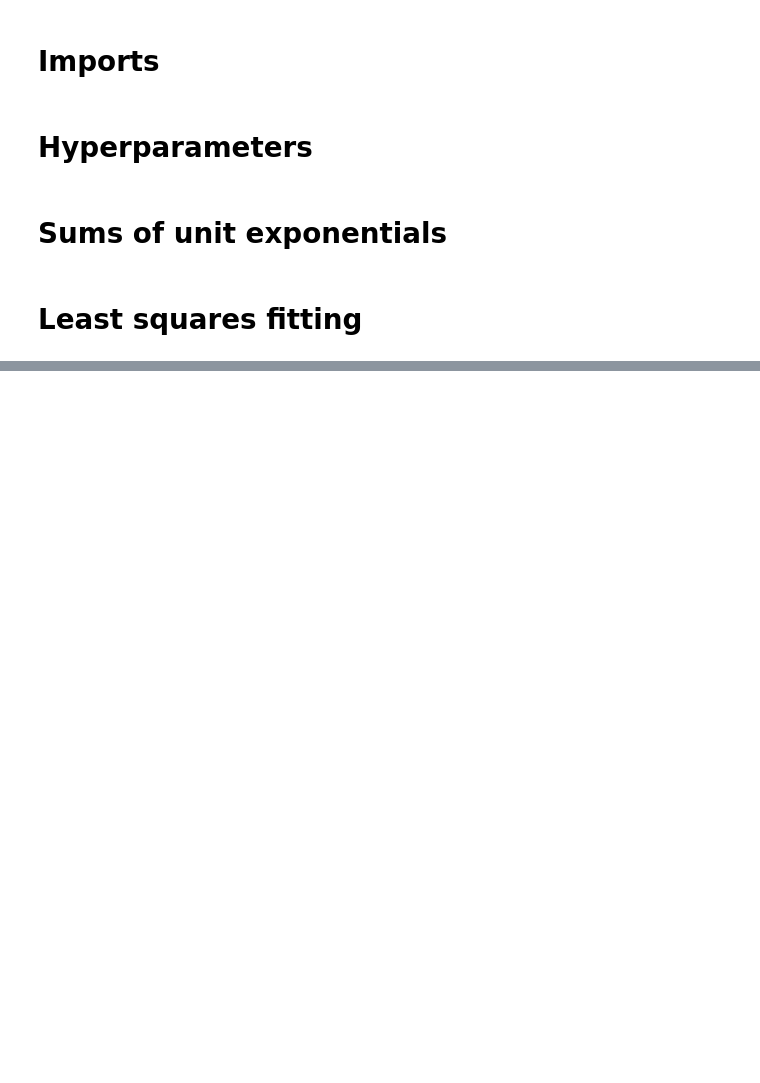
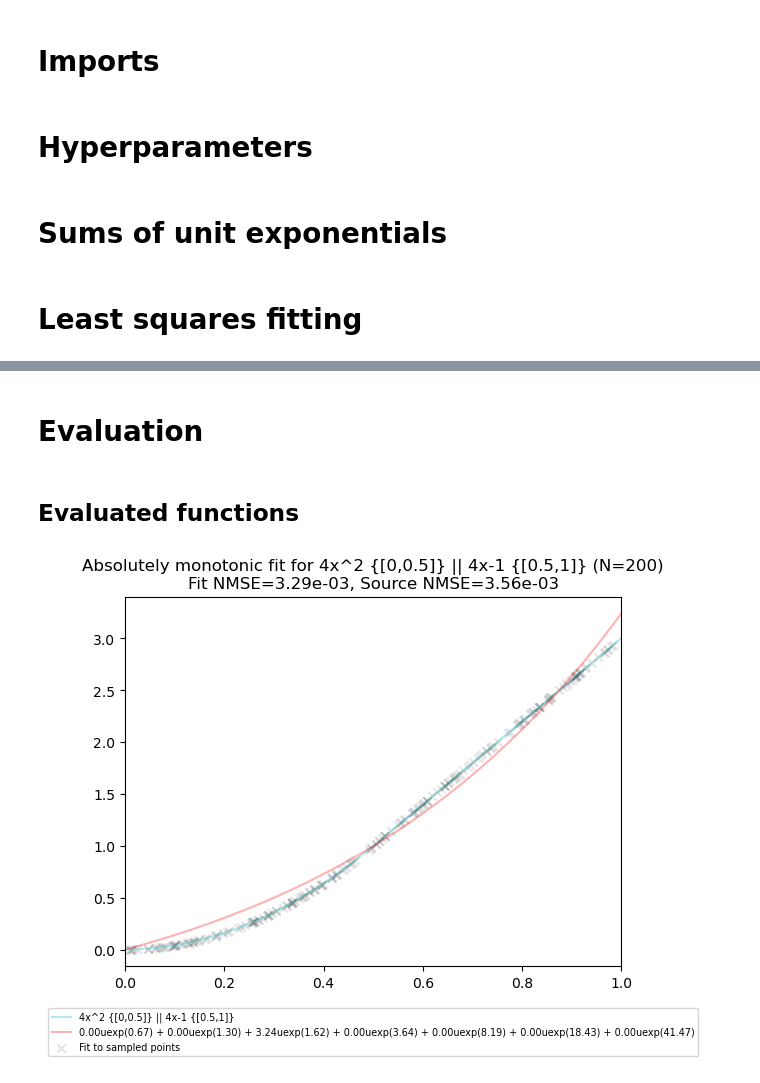
Before and after one commit to Undeceiver/AbsolutelyMonotonicFitting, a Jupyter notebook: absolutely_monotonic_fit.ipynb, the cells around one changed output, grey strips where cells are left out. Saved outputs shown, nothing was run; the diff lists cells and outputs as text; code cells hidden in the pictures; blank space fills up the shorter version.

Commit message:
Evaluation written, some evaluation implemented

```diff
--- a/absolutely_monotonic_fit.ipynb
+++ b/absolutely_monotonic_fit.ipynb
@@ -97,7 +98,7 @@ def absolutely_monotonic_fit_parametric(xx, yy, n=n,min_k=min_k,max_k=max_k,defa
         initial_params.append(default_k)
         initial_params.append(default_w)
 
-    residuals_lambda = lambda params:residuals_absolutely_monotonic_fit_parametric(params,xx,yy,**kwargs)
+    residuals_lambda = lambda params:residuals_absolutely_monotonic_fit_parametric(params,xx,yy,n=n,**kwargs)
 
     result = least_squares(residuals_lambda, initial_params, bounds=(min_bounds,max_bounds))
 
@@ -132,0 +106,2 @@ print(uexp_sum_str(result_params))
+# %% [markdown]
+# Evaluation
@@ -132,0 +146,22 @@ print(uexp_sum_str(result_params))
+# %%
+def plot_absolutely_monotonic_fit(f, f_desc, params, xx, yy, plot_title, **kwargs):
+    oo = numpy.linspace(0,1,200)
+
+    original_ff = f(oo)
+
+    fitted_f = uexp_sum(params,**kwargs)
+    fitted_ff = fitted_f(oo)
+
+    plt.plot(oo,original_ff,c="c",alpha=0.3,label=f_desc)
+    plt.plot(oo,fitted_ff,c="r",alpha=0.3,label=uexp_sum_str(params,**kwargs))
+    plt.scatter(xx,yy,c="k",alpha=0.1,marker="x",label="Fit to sampled points")
+
+    ax = plt.gca()
+    ax.set_xlim([0,1])
+
+    plt.title(plot_title)
+    plt.legend(loc="upper center", bbox_to_anchor=(0.5, -0.1), fontsize="x-small")
+
+    plt.show()
+# %% [markdown]
+## Evaluated functions
@@ -132,0 +199,24 @@ print(uexp_sum_str(result_params))
+# %%
+number_samples = 200
+number_samples_test=200
+gaussian_noise_std_mult=0
+fit_function = f7
+function_desc = f7_desc
+result = evaluate_absolutely_monotonic_fit(fit_function,
+                                           number_samples=number_samples,
+                                           number_samples_test=number_samples_test,
+                                           gaussian_noise_std_mult=gaussian_noise_std_mult)
+
+params = result["params"]
+xx = result["xx"]
+yy = result["yy"]
+fit_nmse = result["fit_nmse"]
+source_nmse = result["source_nmse"]
+if gaussian_noise_std_mult == 0:
+    plot_title = f"Absolutely monotonic fit for {function_desc} (N={number_samples})\nFit NMSE={fit_nmse:.2e}, Source NMSE={source_nmse:.2e}"
+else:
+    plot_title = f"Absolutely monotonic fit for {function_desc} (N={number_samples}, gaussian noise std={gaussian_noise_std_mult:.2f})\nFit NMSE={fit_nmse:.2e}, Source NMSE={source_nmse:.2e}"
+
+plot_absolutely_monotonic_fit(fit_function,function_desc,params,xx,yy,plot_title)
+# %% [output]
+[figure, added]
```
Also changed, not shown: parts of 6 cells of this notebook, 2 other files.
